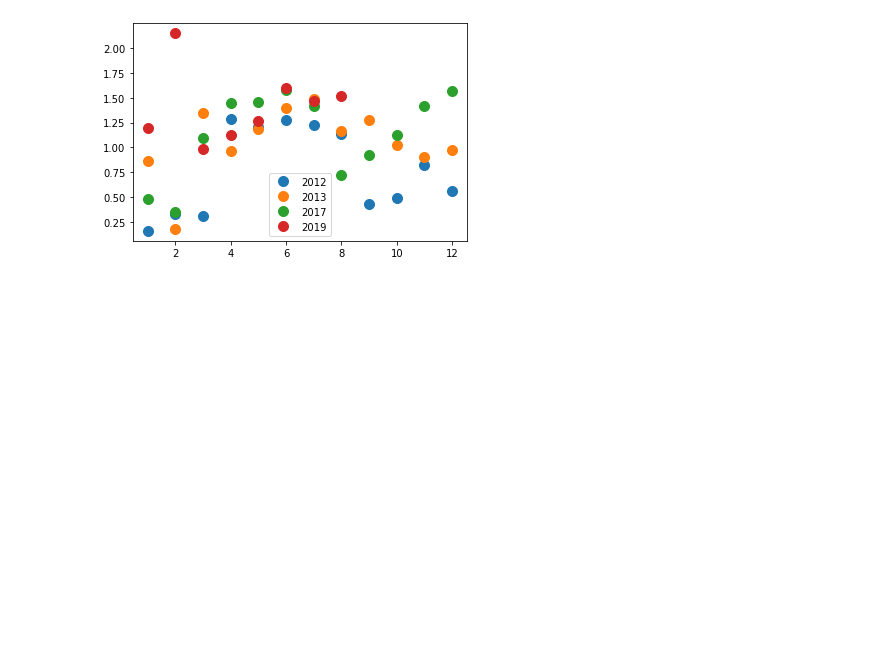
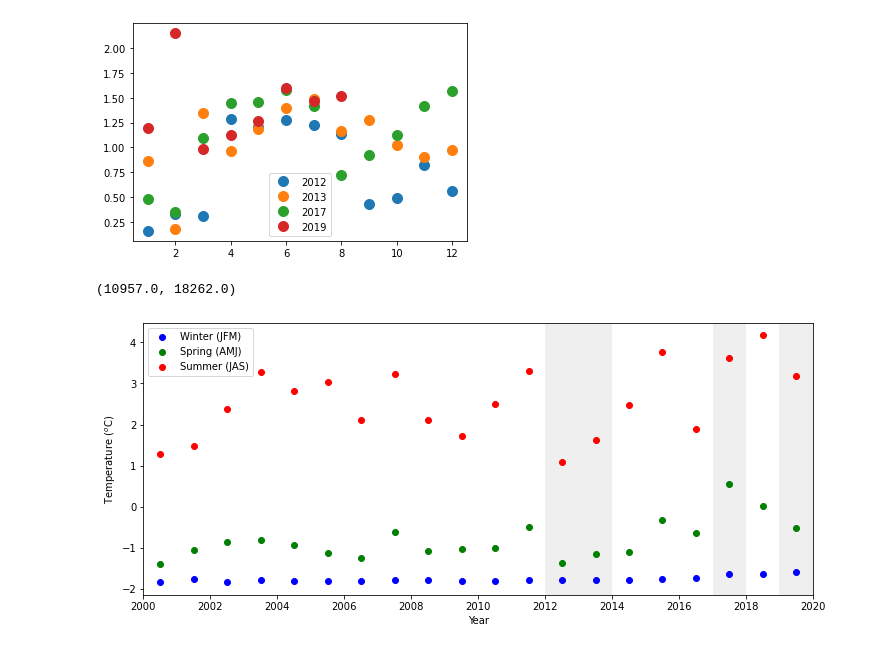
Before and after one commit to leviner/ChukchiTimeSeries, a Jupyter notebook: code/F6_transport.ipynb, the cells around one changed output. Saved outputs shown, nothing was run; the diff lists cells and outputs as text; code cells hidden in the pictures; blank space fills up the shorter version.

Commit message:
mooring s/s/f time series

```diff
--- a/code/F6_transport.ipynb
+++ b/code/F6_transport.ipynb
@@ -281,3 +281,39 @@ plt.legend(['2012','2013','2017','2019'])
 # %% [output]
 <matplotlib.legend.Legend at 0x...>
 [figure]
+# %%
+import matplotlib.pyplot as plt
+from matplotlib.patches import Rectangle
+from datetime import datetime
+
+df = pd.read_table('../data/physicalData/beringStrait/BeringStrait_Monthlymeans_TEMPERATURE_Jan2021.txt',names = ['mooring','year','month','meanT','errorT'],skiprows=50,delim_whitespace=True,header=None)
+df['month'] = df.month.astype(str)
+df['year'] = df.year.astype(str)
+df['monthYear'] = df.month+'-'+df.year
+df['monthYear'] = pd.to_datetime(df.monthYear,format='%m-%Y')
+# %%
+fig = plt.figure(figsize = (12,5))
+dfW = df[(df.monthYear.dt.month >= 1)& (df.monthYear.dt.month <= 3)& (df.monthYear.dt.year != 1997)] # Winter
+dfW = dfW.set_index('monthYear').resample('1Y').mean()
+
+dfSp = df[(df.monthYear.dt.month >= 4)& (df.monthYear.dt.month <= 6)& (df.monthYear.dt.year != 1997)] # Spring
+dfSp = dfSp.set_index('monthYear').resample('1Y').mean()
+
+dfSu = df[(df.monthYear.dt.month >= 7)& (df.monthYear.dt.month <= 9)& (df.monthYear.dt.year != 1997)] # Summer
+dfSu = dfSu.set_index('monthYear').resample('1Y').mean()
+
+ax = plt.subplot(111)
+ax.plot(dfW.index-pd.Timedelta(days=180),dfW.meanT,'o',color='b')
+ax.plot(dfW.index-pd.Timedelta(days=180),dfSp.meanT,'o',color='green')
+ax.plot(dfW.index-pd.Timedelta(days=180),dfSu.meanT,'o',color='red')
+#ax.plot(df.monthYear,df.meanT,color = 'grey')
+for year in [2012,2013,2017,2019]:
+    rect =Rectangle((pd.to_datetime(year,format='%Y'),ax.get_ylim()[0]),pd.Timedelta(days=365),ax.get_ylim()[1]-ax.get_ylim()[0],edgecolor='None',facecolor="lightgray",alpha=0.35)
+    ax.add_patch(rect)
+plt.legend(['Winter (JFM)','Spring (AMJ)','Summer (JAS)'])
+plt.xlabel('Year')
+plt.ylabel('Temperature ($^{o}$C)')
+plt.xlim(pd.to_datetime(2000,format='%Y'),pd.to_datetime(2020,format='%Y'))
+# %% [output]
+(10957.0, 18262.0)
+[figure, added]
```
Also changed, not shown: parts of 3 cells of this notebook, 2 other files.
